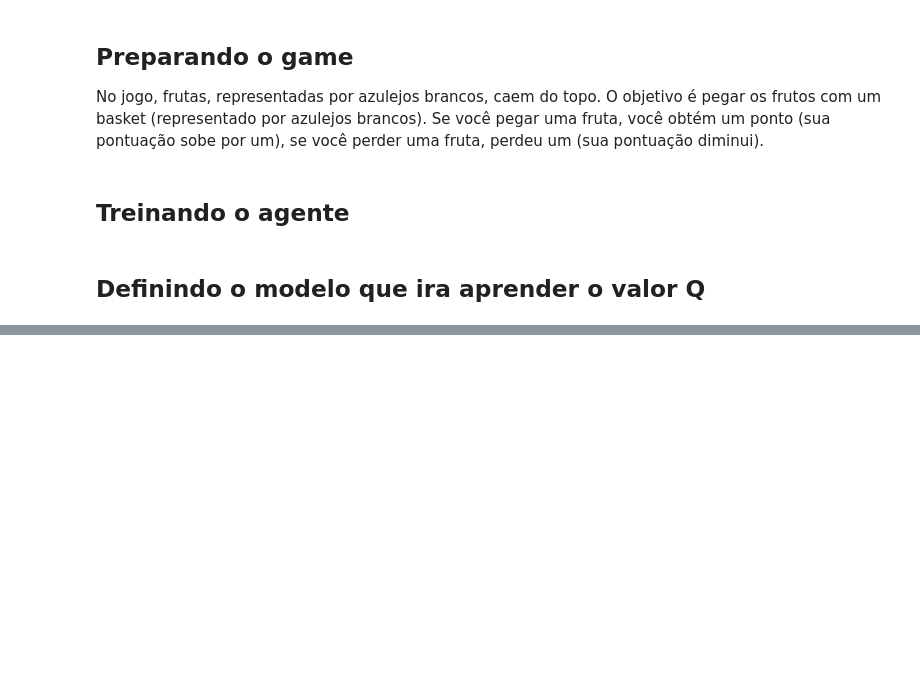
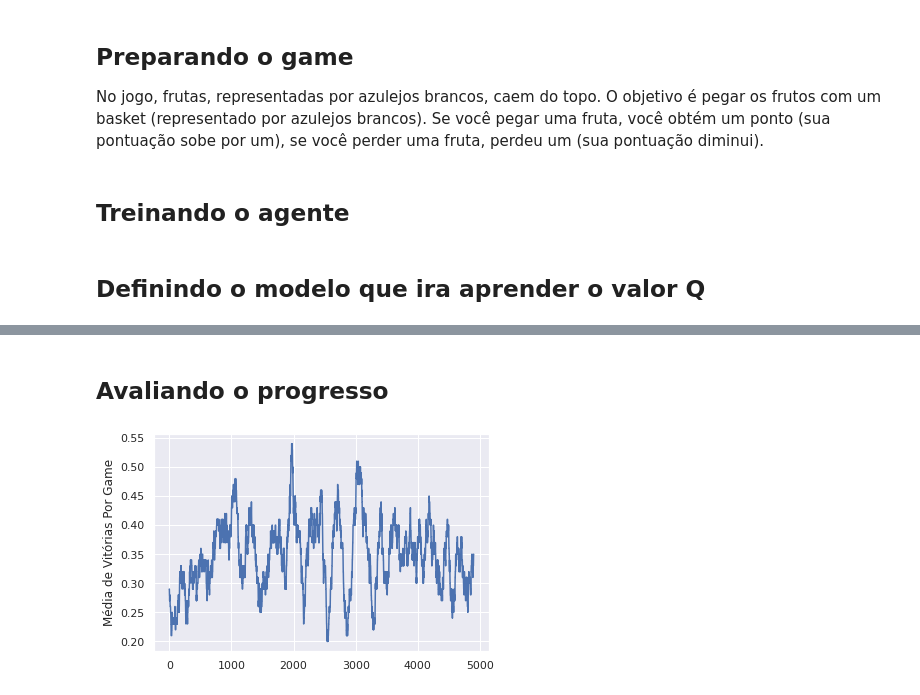
Before and after one commit to LucasKeiti28/deep_reinforcement_learning_catch, a Jupyter notebook: DeepReinforcementLearning - Catch Apples.ipynb, the cells around one changed output, grey strips where cells are left out. Saved outputs shown, nothing was run; the diff lists cells and outputs as text; code cells hidden in the pictures; blank space fills up the shorter version.

```diff
--- a/DeepReinforcementLearning - Catch Apples.ipynb
+++ b/DeepReinforcementLearning - Catch Apples.ipynb
@@ -208,0 +248,3 @@ class ExperienceReplay(object):
+# %%
+# Inicializa o objeto de repeticao de experiencia
+exp_replay = ExperienceReplay(max_memory = max_memory)
@@ -208,0 +303,5 @@ class ExperienceReplay(object):
+# %%
+epoch = 5000 # numero de jogos
+
+hist = train(model, epoch, verbose = 1)
+print("Treinamento Finalizado")
@@ -208,0 +358,14 @@ class ExperienceReplay(object):
+# %% [markdown]
+## Avaliando o progresso
+# %%
+def moving_average_diff(a, n=100):
+    diff = np.diff(a)
+    ret = np.cumsum(diff, dtype=float)
+    ret[n:] = ret[n:] - ret[:-n]
+    return ret[n - 1:] / n
+
+plt.plot(moving_average_diff(hist))
+plt.ylabel('Média de Vitórias Por Game')
+plt.show()
+# %% [output]
+[figure, added]
```
Also changed, not shown: parts of 16 cells of this notebook.
